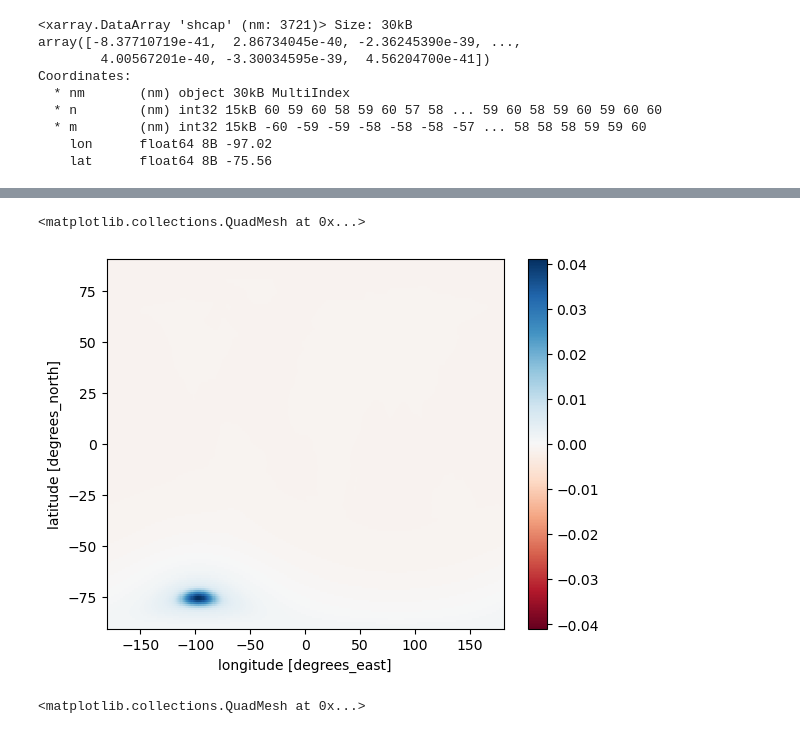
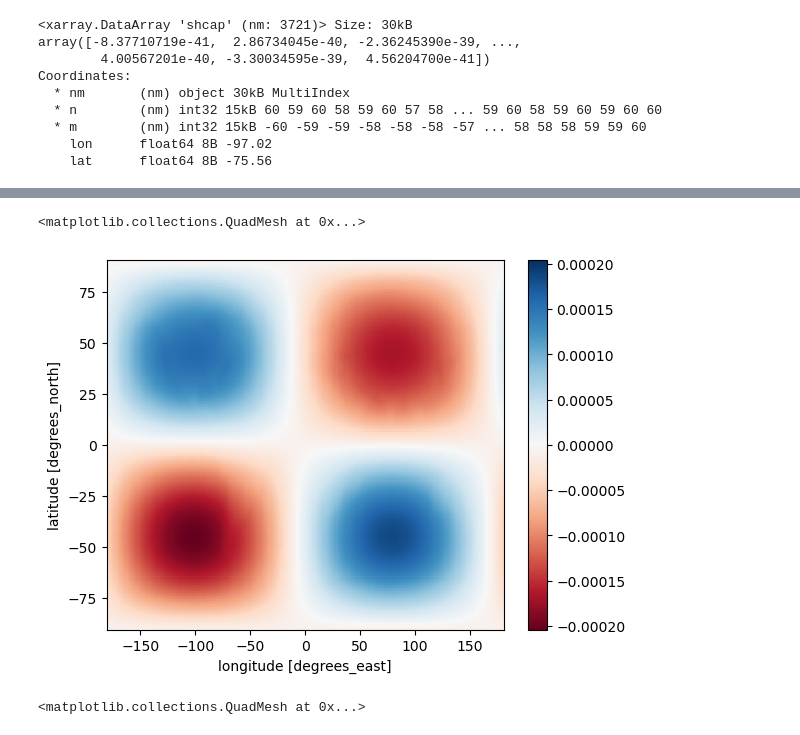
Before and after one commit to ITC-Water-Resources/shxarray, a Jupyter notebook: docs/source/notebooks/SealevelEquation.ipynb, the cells around one changed output, grey strips where cells are left out. Saved outputs shown, nothing was run; the diff lists cells and outputs as text; code cells hidden in the pictures.

Commit message:
add an optional simple static rotation feedback mechanism to sea level

```diff
--- a/docs/source/notebooks/SealevelEquation.ipynb
+++ b/docs/source/notebooks/SealevelEquation.ipynb
@@ -49,6 +49,7 @@ Data variables:
     oceansh  (nm) float64 117kB ...
 # %%
 sle=SpectralSeaLevelSolver(dsoce.oceansh)
+sle_rot=SpectralSeaLevelSolver(dsoce.oceansh,rotfeedback=True)
 # display(sle.dsearth)
 # %% [output]
 shxarray-INFO: /home/roelof/.cache/shxarray_storage/Love/geoslurp_dump_llove.sql already exists, no need to download)
@@ -77,6 +81,7 @@ Coordinates:
     lat      float64 8B -75.56
 # %%
 sal_resp=sle(dapine)
+sal_resp_rot=sle_rot(dapine)
 display(sal_resp)
 # %% [output]
 current mass inconsistency: iteration 0, relratio:-0.04207637227043774,dphi_g: -0.0010955495550504096
@@ -101,10 +111,11 @@ Data variables:
 # %%
 #some plots
 ds_qs=sal_resp.quasi_sea.sh.synthesis()
-ds_qs.plot(cmap='RdBu')
+ds_qs_rot=sal_resp_rot.quasi_sea.sh.synthesis()
+(ds_qs-ds_qs_rot).plot(cmap='RdBu')
 # %% [output]
 <matplotlib.collections.QuadMesh at 0x...>
-[figure, old version]
+[figure, new version]
 # %%
 ds_rs=sal_resp.load_sea.sh.synthesis()
 ds_rs.plot(cmap='RdBu')
```
Also changed, not shown: parts of 5 cells of this notebook, 4 other files.
